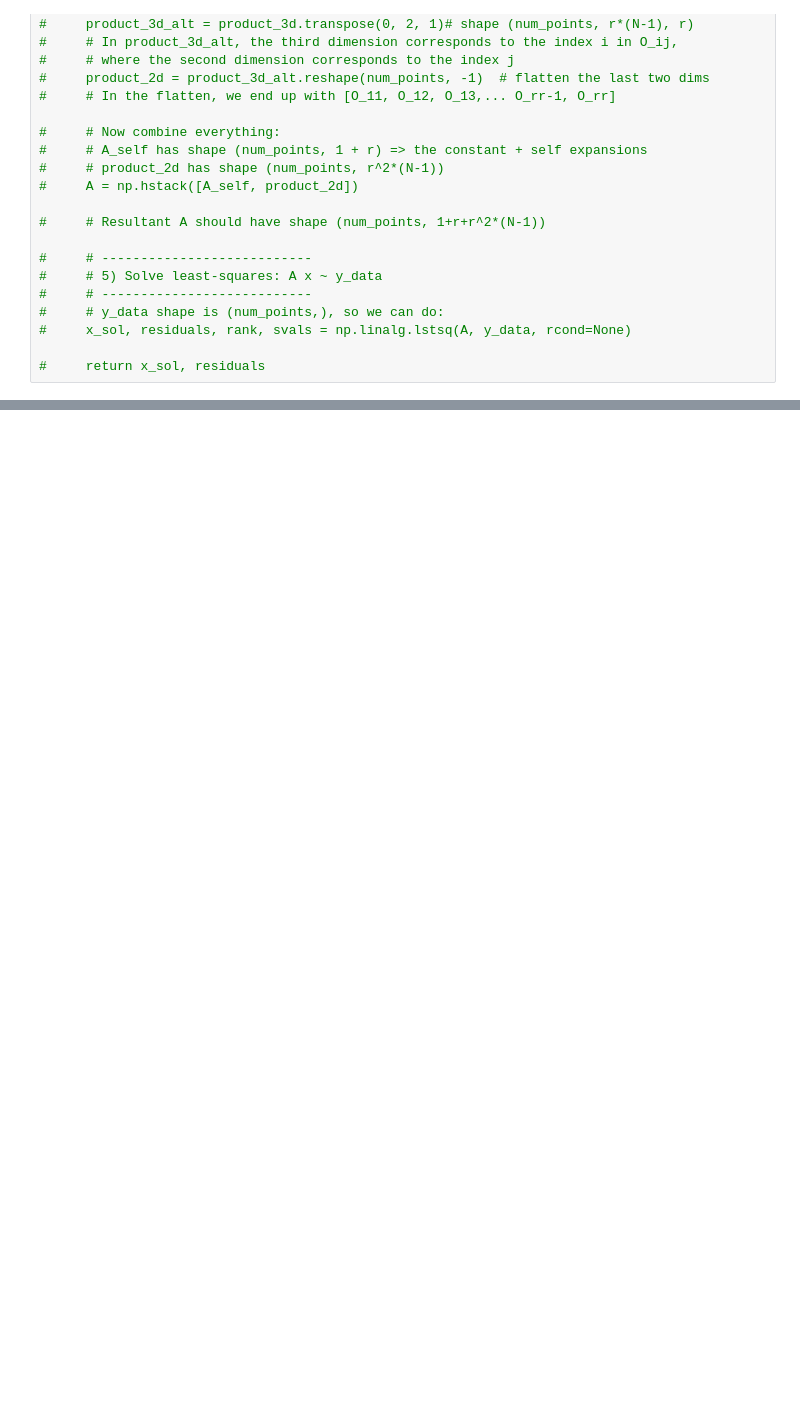
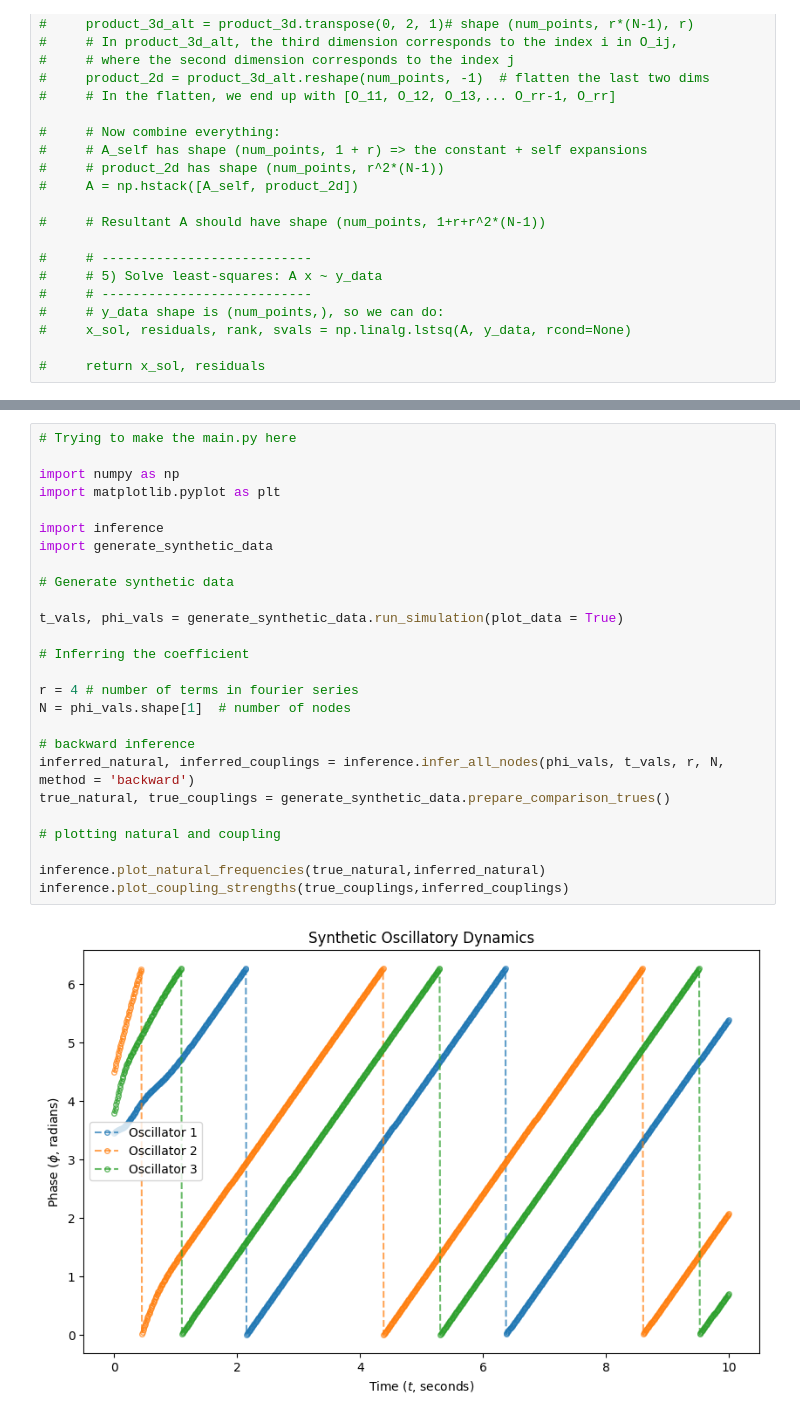
Before and after one commit to leonardoestrella/CapstoneNetworkInference, a Jupyter notebook: working_notebook.ipynb, the cells around one changed output, grey strips where cells are left out. Cells and saved outputs as stored; diff of their text form; blank space fills up the shorter version.

```diff
--- a/working_notebook.ipynb
+++ b/working_notebook.ipynb
@@ -744,0 +959,28 @@ inferred_coefficient.shape
+# %%
+# Trying to make the main.py here
+
+import numpy as np
+import matplotlib.pyplot as plt
+
+import inference
+import generate_synthetic_data
+
+# Generate synthetic data
+
+t_vals, phi_vals = generate_synthetic_data.run_simulation(plot_data = True)
+
+# Inferring the coefficient
+
+r = 4 # number of terms in fourier series
+N = phi_vals.shape[1]  # number of nodes
+
+# backward inference
+inferred_natural, inferred_couplings = inference.infer_all_nodes(phi_vals, t_vals, r, N, method = 'backward')
+true_natural, true_couplings = generate_synthetic_data.prepare_comparison_trues()
+
+# plotting natural and coupling
+
+inference.plot_natural_frequencies(true_natural,inferred_natural)
+inference.plot_coupling_strengths(true_couplings,inferred_couplings)
+# %% [output]
+[figure, added]
```
Also changed, not shown: parts of 12 cells of this notebook, 4 other files.
